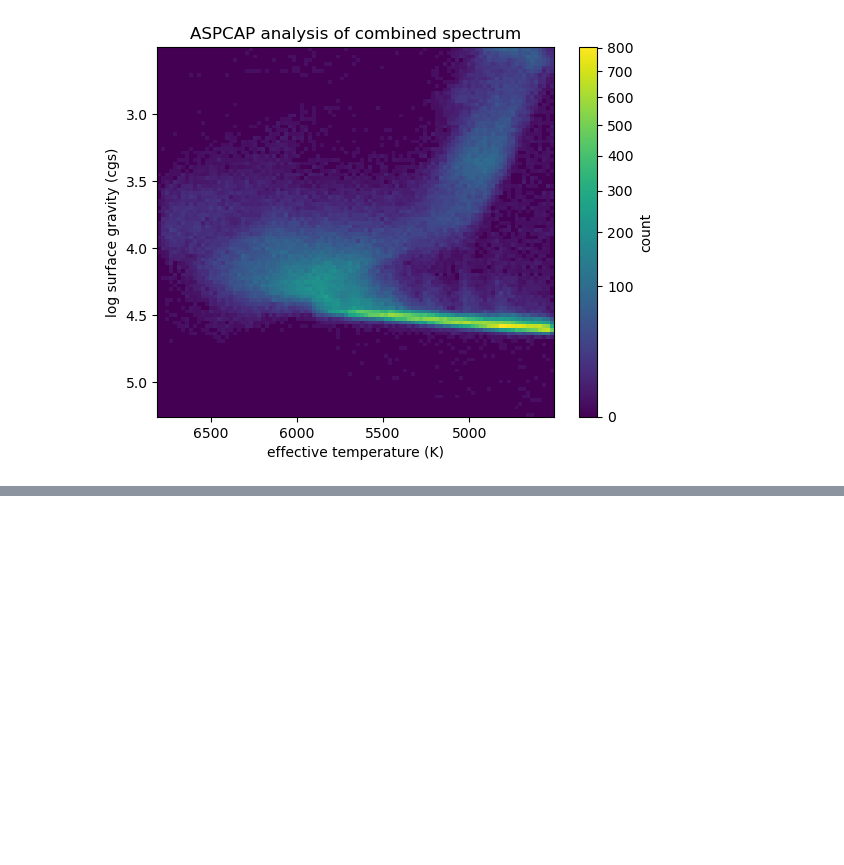
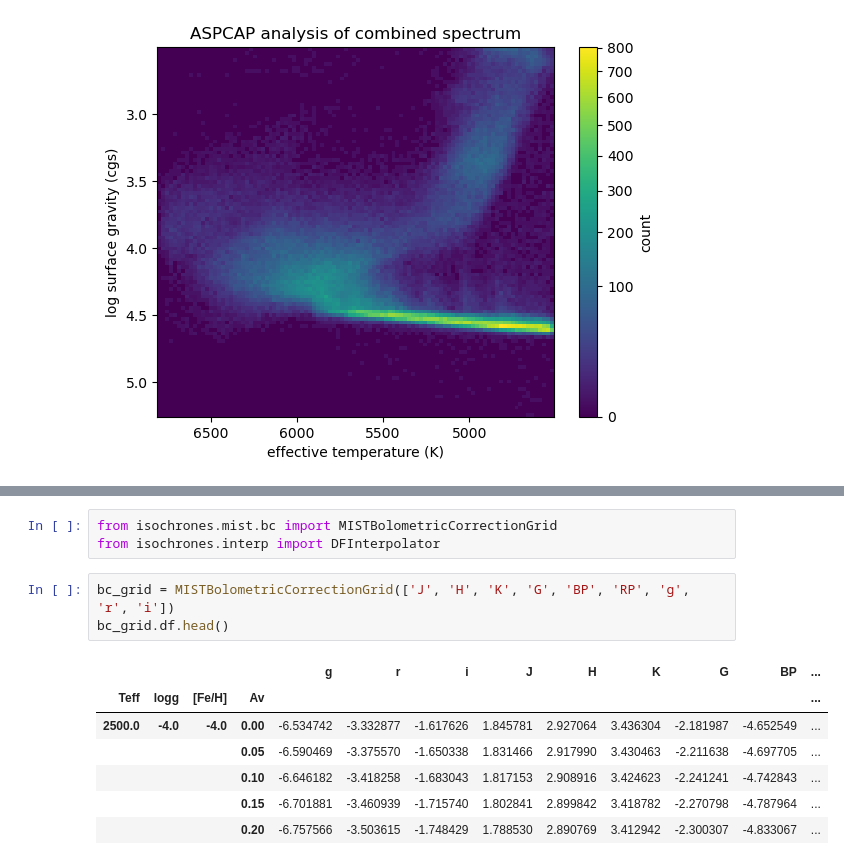
Before and after one commit to alexlyttle/stellar-emulator, a Jupyter notebook: notebook/apogee-dr17.ipynb, the cells around one changed output, grey strips where cells are left out. Cells and saved outputs as stored; diff of their text form; blank space fills up the shorter version.

```diff
--- a/notebook/apogee-dr17.ipynb
+++ b/notebook/apogee-dr17.ipynb
@@ -102,0 +107,14 @@ fig.colorbar(s, label='[M/H]');
+# %%
+from isochrones.mist.bc import MISTBolometricCorrectionGrid
+from isochrones.interp import DFInterpolator
+# %%
+bc_grid = MISTBolometricCorrectionGrid(['J', 'H', 'K', 'G', 'BP', 'RP', 'g', 'r', 'i'])
+bc_grid.df.head()
+# %% [output]
+|  |  |  |  | g | r | i | J | H | K | G | BP | ... |
+| Teff | logg | [Fe/H] | Av |  |  |  |  |  |  |  |  | ... |
+| 2500.0 | -4.0 | -4.0 | 0.00 | -6.534742 | -3.332877 | -1.617626 | 1.845781 | 2.927064 | 3.436304 | -2.181987 | -4.652549 | ... |
+|  |  |  | 0.05 | -6.590469 | -3.375570 | -1.650338 | 1.831466 | 2.917990 | 3.430463 | -2.211638 | -4.697705 | ... |
+|  |  |  | 0.10 | -6.646182 | -3.418258 | -1.683043 | 1.817153 | 2.908916 | 3.424623 | -2.241241 | -4.742843 | ... |
+|  |  |  | 0.15 | -6.701881 | -3.460939 | -1.715740 | 1.802841 | 2.899842 | 3.418782 | -2.270798 | -4.787964 | ... |
+|  |  |  | 0.20 | -6.757566 | -3.503615 | -1.748429 | 1.788530 | 2.890769 | 3.412942 | -2.300307 | -4.833067 | ... |
```
Also changed, not shown: parts of 6 cells of this notebook, 1 other file.
